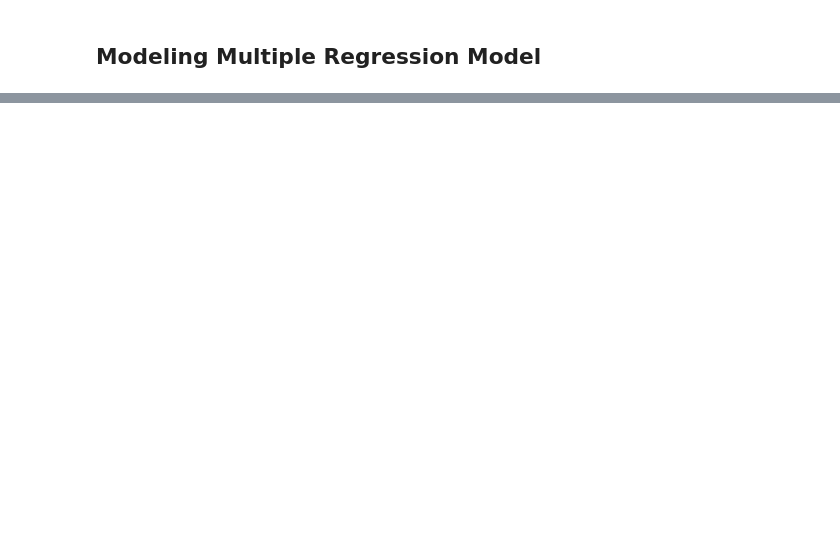
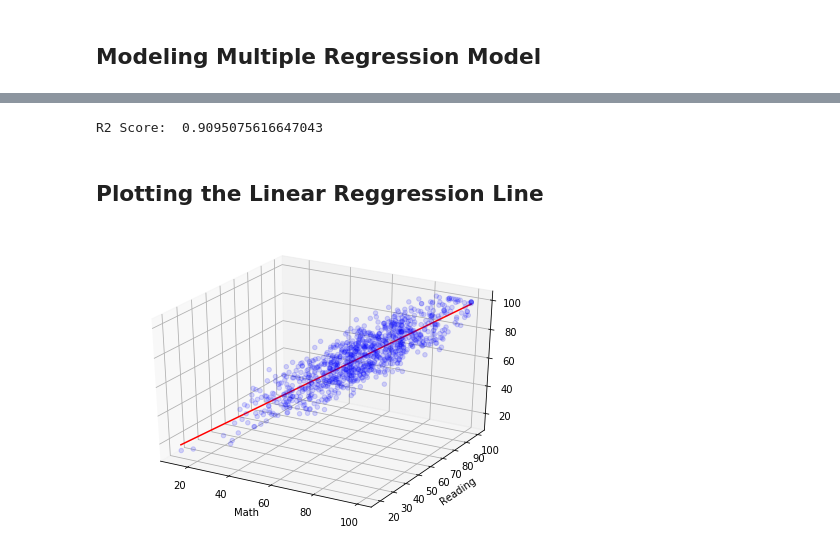
Before and after one commit to Ataago/Machine-Learning-Basics, a Jupyter notebook: University DSI Lab/P4A_multiple_Linear_regression.ipynb, the cells around one changed output, grey strips where cells are left out. Cells and saved outputs as stored; diff of their text form; code cells hidden in the pictures; blank space fills up the shorter version.

```diff
--- a/University DSI Lab/P4A_multiple_Linear_regression.ipynb
+++ b/University DSI Lab/P4A_multiple_Linear_regression.ipynb
@@ -97,0 +122,28 @@ plt.show()
+# %%
+def r2_Score(y_true, y_hat):
+    RSS = sum((y_true - y_hat) ** 2)
+    TSS = sum((y_true - np.mean(y_true)) ** 2)
+    return 1 - RSS/TSS
+
+print("R2 Score: ", r2_Score(y, y_hat))
+# %% [output]
+R2 Score:  0.9095075616647043
+# %% [markdown]
+## Plotting the Linear Reggression Line
+# %%
+fig = plt.figure()
+ax = Axes3D(fig)
+ax.scatter(data_df[data_df.columns[0]], data_df[data_df.columns[1]], data_df[data_df.columns[2]], c='b', alpha=0.15)
+
+# Multiple Linear Regression line
+x1 = np.linspace(min(data_df[data_df.columns[0]]), max(data_df[data_df.columns[0]]), 5)
+x2 = np.linspace(min(data_df[data_df.columns[1]]), max(data_df[data_df.columns[1]]), 5)
+xx = np.array([(np.zeros(5)), x1, x2])
+y1 = xx.T.dot(beta)
+ax.plot(x1, x2, y1, c='r')
+
+plt.xlabel(data_df.columns[0])
+plt.ylabel(data_df.columns[1])
+plt.show()
+# %% [output]
+[figure, added]
```
Also changed, not shown: parts of 19 cells of this notebook, 2 other files.
